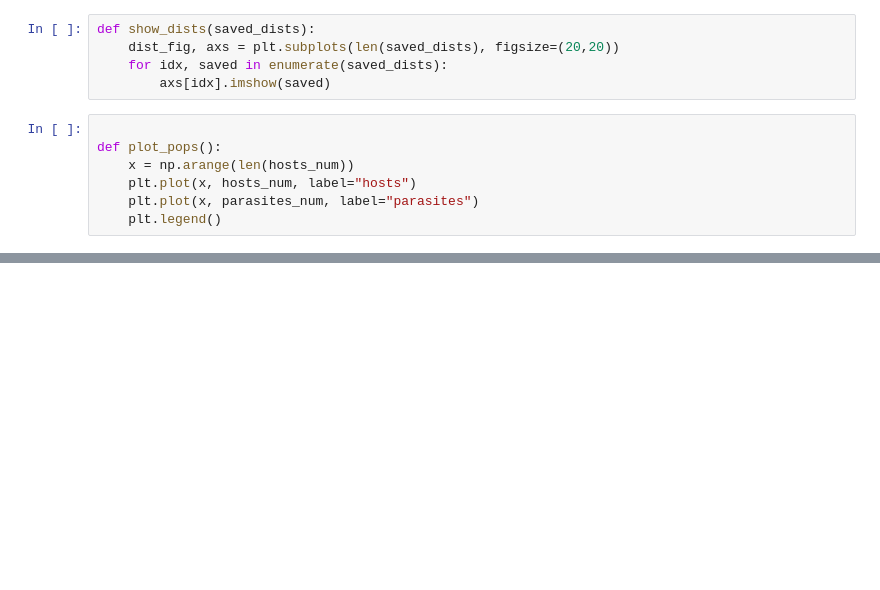
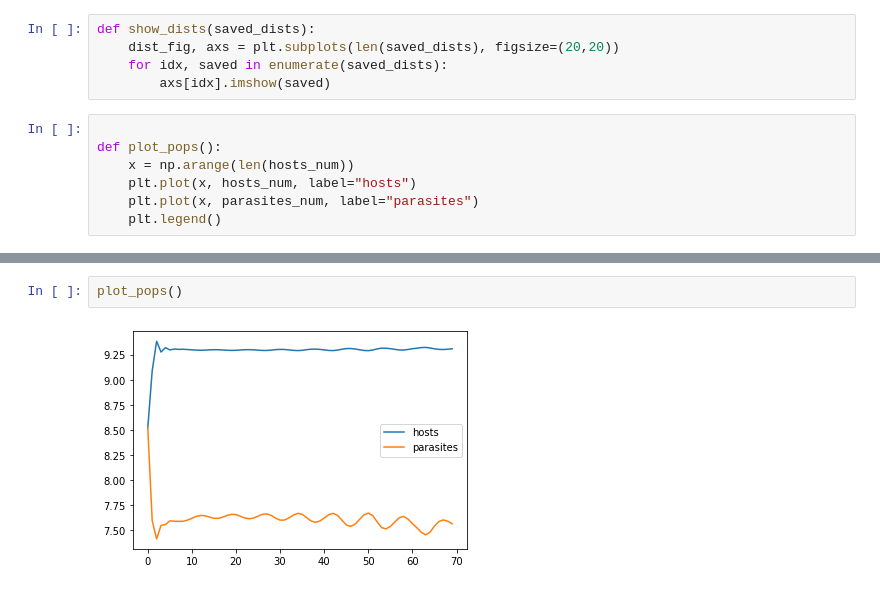
Before and after one commit to nikifaets/nicholson-bailey-model, a Jupyter notebook: spatial_model.ipynb, the cells around one changed output, grey strips where cells are left out. Saved outputs shown, nothing was run; the diff lists cells and outputs as text; blank space fills up the shorter version.

```diff
--- a/spatial_model.ipynb
+++ b/spatial_model.ipynb
@@ -165,0 +207,4 @@ show_dists(saved_parasites_dists)
+# %%
+plot_pops()
+# %% [output]
+[figure, added]
```
Also changed, not shown: parts of 15 cells of this notebook, 1 other file.
